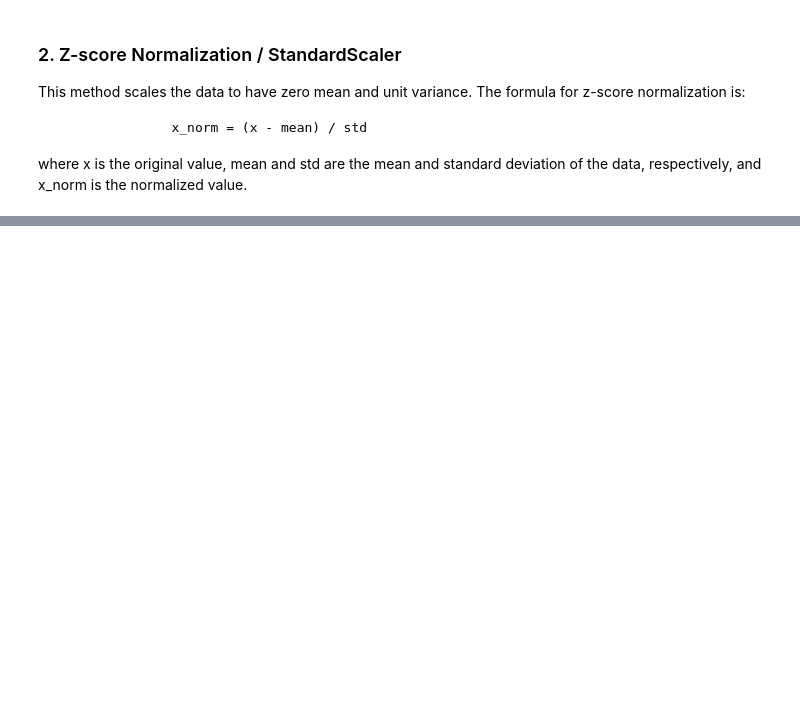
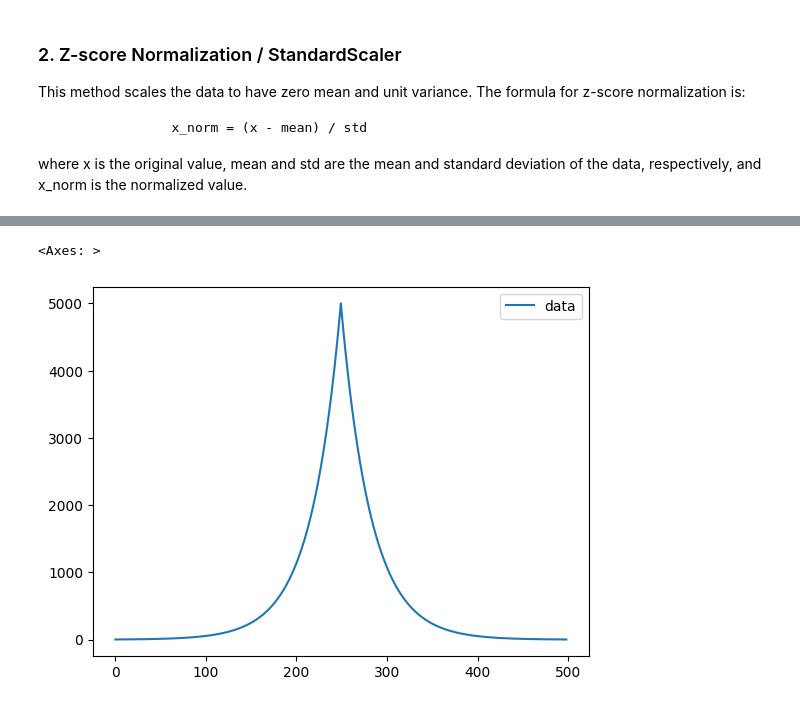
Before and after one commit to GaneshPokharel-tech/datascience, a Jupyter notebook: pandas/normalization.ipynb, the cells around one changed output, grey strips where cells are left out. Saved outputs shown, nothing was run; the diff lists cells and outputs as text; code cells hidden in the pictures; blank space fills up the shorter version.

```diff
--- a/pandas/normalization.ipynb
+++ b/pandas/normalization.ipynb
@@ -96,0 +161,15 @@ where x is the original value, mean and std are the mean and standard deviation
+# %%
+import numpy as np
+
+peak = 5 * 10e2   # 500000
+n = 250            # points per side
+
+k = np.log(peak)
+growth = np.exp(np.linspace(1, k, n))
+decay = np.exp(np.linspace(k, 1, n))
+data = np.concatenate([growth, decay[1:]])
+# %%
+pd.DataFrame(data, columns=["data"]).plot(kind = "line")
+# %% [output]
+<Axes: >
+[figure, added]
```
Also changed, not shown: parts of 13 cells of this notebook, 1 other file.
